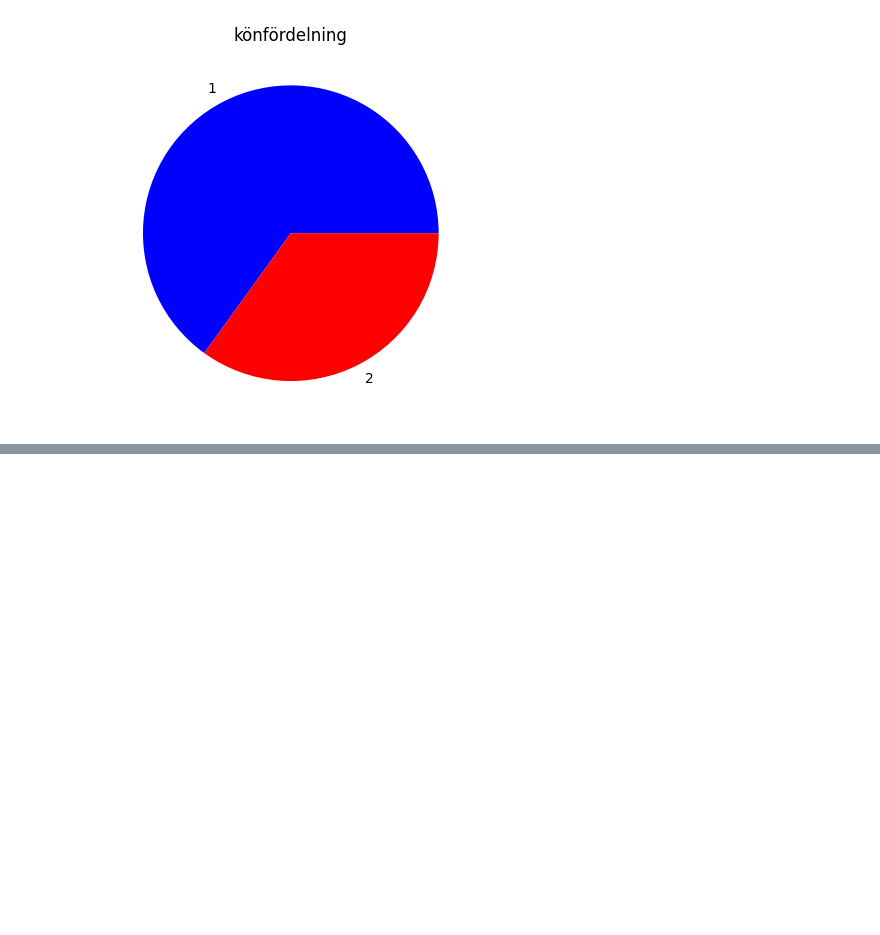
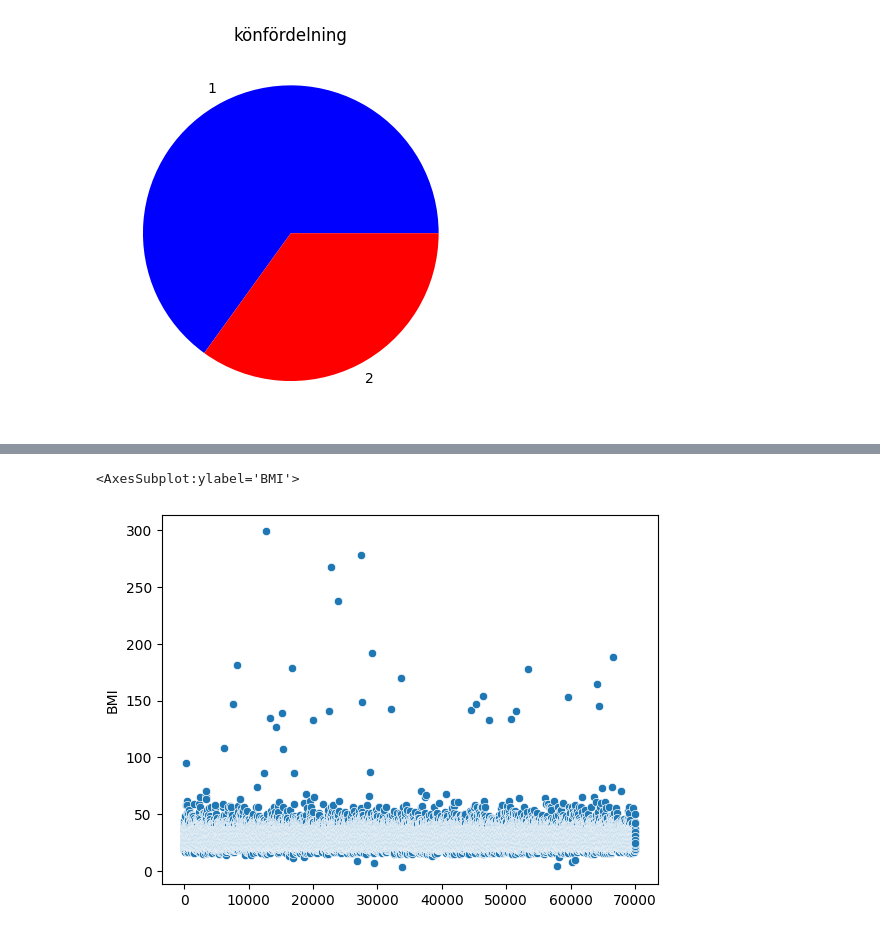
Before and after one commit to AmalDerbali/AmalDerbali-Lab-Machine-Learning, a Jupyter notebook: Disease_prediction.ipynb, the cells around one changed output, grey strips where cells are left out. Drawn from its saved outputs; the diff is of its cells as text; code cells hidden in the pictures; blank space fills up the shorter version.

Commit message:
finich 2.1.0 and start 2.1.1

```diff
--- a/Disease_prediction.ipynb
+++ b/Disease_prediction.ipynb
@@ -114,0 +119,4 @@ Text(0.5, 1.0, 'könfördelning')
+# %%
+#I started by calculating BMI
+Cardio['BMI'] = Cardio['weight']/((Cardio['height']/100)**2)
+Cardio
@@ -114,0 +153,5 @@ Text(0.5, 1.0, 'könfördelning')
+# %%
+sns.scatterplot(data = Cardio['BMI'])
+# %% [output]
+<AxesSubplot:ylabel='BMI'>
+[figure, added]
```
Also changed, not shown: parts of 12 cells of this notebook.
